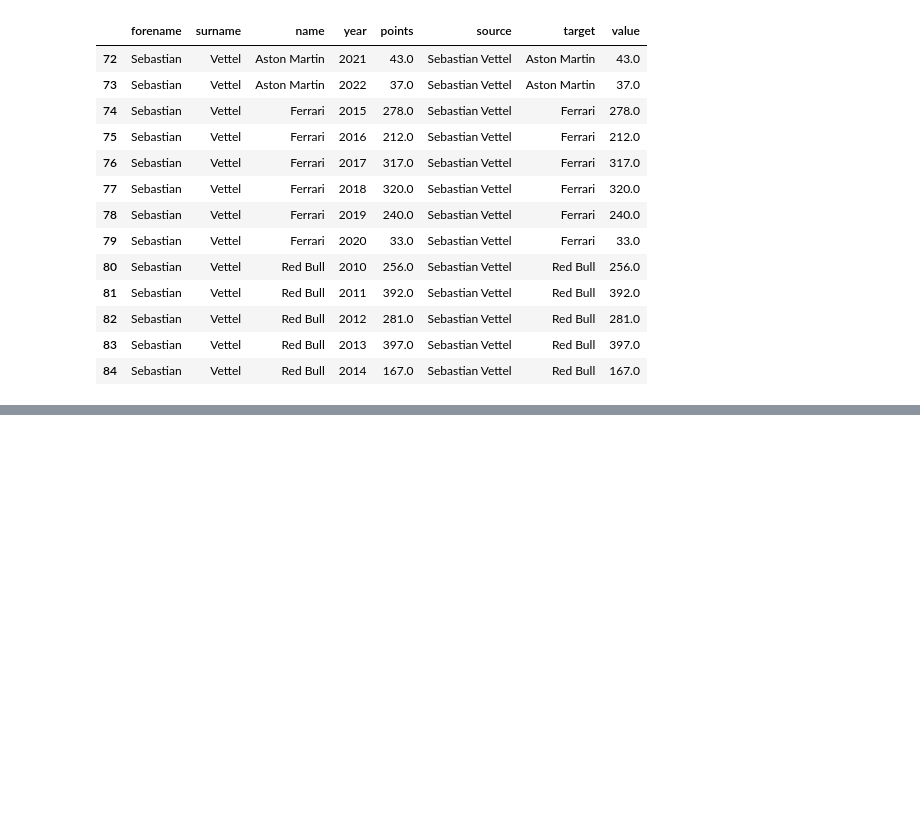
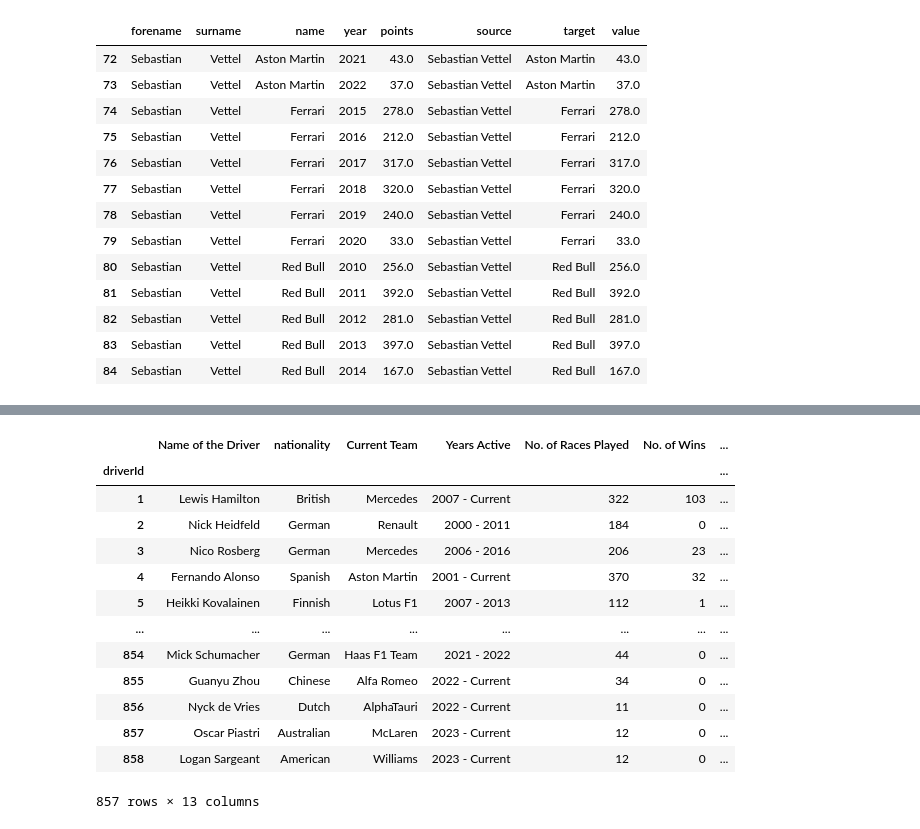
Before and after one commit to bhargavchintam/CSE-564-Visualization, a Jupyter notebook: Final Project/test.ipynb, the cells around one changed output, grey strips where cells are left out. Saved outputs shown, nothing was run; the diff lists cells and outputs as text; code cells hidden in the pictures; blank space fills up the shorter version.

```diff
--- a/Final Project/test.ipynb
+++ b/Final Project/test.ipynb
@@ -143,0 +204,74 @@ data_sankey[data_sankey['surname']=='Vettel']
+# %%
+import pandas as pd
+
+# Load datasets
+drivers = pd.read_csv('datasets/drivers.csv')
+results = pd.read_csv('datasets/results.csv')
+races = pd.read_csv('datasets/races.csv')
+constructors = pd.read_csv('datasets/constructors.csv')
+
+# Merge drivers with results
+driver_results = pd.merge(drivers, results, on='driverId')
+
+# Include constructor information
+driver_results = pd.merge(driver_results, constructors[['constructorId', 'constructorRef', 'name']], on='constructorId')
+
+# Merge driver_results with races to get the year of the race
+driver_results = pd.merge(driver_results, races[['raceId', 'year']], on='raceId')
+
+# Group by driver and aggregate necessary metrics, keeping driver names
+driver_aggregates = driver_results.groupby(['driverId', 'forename', 'surname', 'nationality']).agg({
+    'raceId': 'nunique',
+    'positionOrder': lambda x: (x == 1).sum(),
+    'points': 'sum',
+    'rank': lambda x: (x == '1').sum()
+}).rename(columns={'raceId': 'No. of Races Played', 'positionOrder': 'No. of Wins', 'points': 'Total Points', 'rank': 'No. of Fastest Laps'}).reset_index()
+
+# Calculate podium finishes
+podiums = driver_results[driver_results['positionOrder'].isin([1, 2, 3])]
+podium_summary = podiums.pivot_table(index='driverId', columns='positionOrder', aggfunc='size', fill_value=0).rename(columns={1: '1st', 2: '2nd', 3: '3rd'})
+
+# Calculate pole positions
+pole_positions = driver_results[driver_results['grid'] == 1].groupby('driverId')['raceId'].nunique().rename('Pole Positions')
+
+# Join all computed series and dataframes into the main summary
+driver_summary = driver_aggregates.set_index('driverId').join(podium_summary, how='left')
+driver_summary = driver_summary.join(pole_positions, how='left')
+
+# Get the most recent constructor for each driver
+latest_constructor = driver_results.loc[driver_results.groupby('driverId')['raceId'].idxmax(), ['driverId', 'name']]
+latest_constructor.set_index('driverId', inplace=True)
+
+# Calculate years active
+years_active = driver_results.groupby('driverId')['year'].agg(['min', 'max']).apply(lambda x: f"{x['min']} - {'Current' if x['max'] == pd.Timestamp.now().year-1 else x['max']}", axis=1).rename('Years Active')
+driver_summary = driver_summary.join(years_active, how='left')
+
+# Join latest constructor information
+driver_summary = driver_summary.join(latest_constructor, how='left').rename(columns={'name': 'Current Team'})
+
+# Concatenate names to create full name
+driver_summary['Name of the Driver'] = driver_summary['forename'] + ' ' + driver_summary['surname']
+driver_summary.drop(['forename', 'surname'], axis=1, inplace=True)
+
+# Calculate total podiums
+driver_summary['Total Podiums'] = driver_summary[['1st', '2nd', '3rd']].sum(axis=1)
+
+# Reorder columns for final output
+driver_summary = driver_summary[['Name of the Driver', 'nationality', 'Current Team', 'Years Active', 'No. of Races Played', 'No. of Wins', '1st', '2nd', '3rd', 'Total Podiums', 'Pole Positions', 'Total Points', 'No. of Fastest Laps']]
+
+driver_summary
+# %% [output]
+|  | Name of the Driver | nationality | Current Team | Years Active | No. of Races Played | No. of Wins | ... |
+| driverId |  |  |  |  |  |  | ... |
+| 1 | Lewis Hamilton | British | Mercedes | 2007 - Current | 322 | 103 | ... |
+| 2 | Nick Heidfeld | German | Renault | 2000 - 2011 | 184 | 0 | ... |
+| 3 | Nico Rosberg | German | Mercedes | 2006 - 2016 | 206 | 23 | ... |
+| 4 | Fernando Alonso | Spanish | Aston Martin | 2001 - Current | 370 | 32 | ... |
+| 5 | Heikki Kovalainen | Finnish | Lotus F1 | 2007 - 2013 | 112 | 1 | ... |
+| ... | ... | ... | ... | ... | ... | ... | ... |
+| 854 | Mick Schumacher | German | Haas F1 Team | 2021 - 2022 | 44 | 0 | ... |
+| 855 | Guanyu Zhou | Chinese | Alfa Romeo | 2022 - Current | 34 | 0 | ... |
+| 856 | Nyck de Vries | Dutch | AlphaTauri | 2022 - Current | 11 | 0 | ... |
+| 857 | Oscar Piastri | Australian | McLaren | 2023 - Current | 12 | 0 | ... |
+| 858 | Logan Sargeant | American | Williams | 2023 - Current | 12 | 0 | ... |
+857 rows × 13 columns
```
Also changed, not shown: parts of 8 cells of this notebook, 4 other files.
